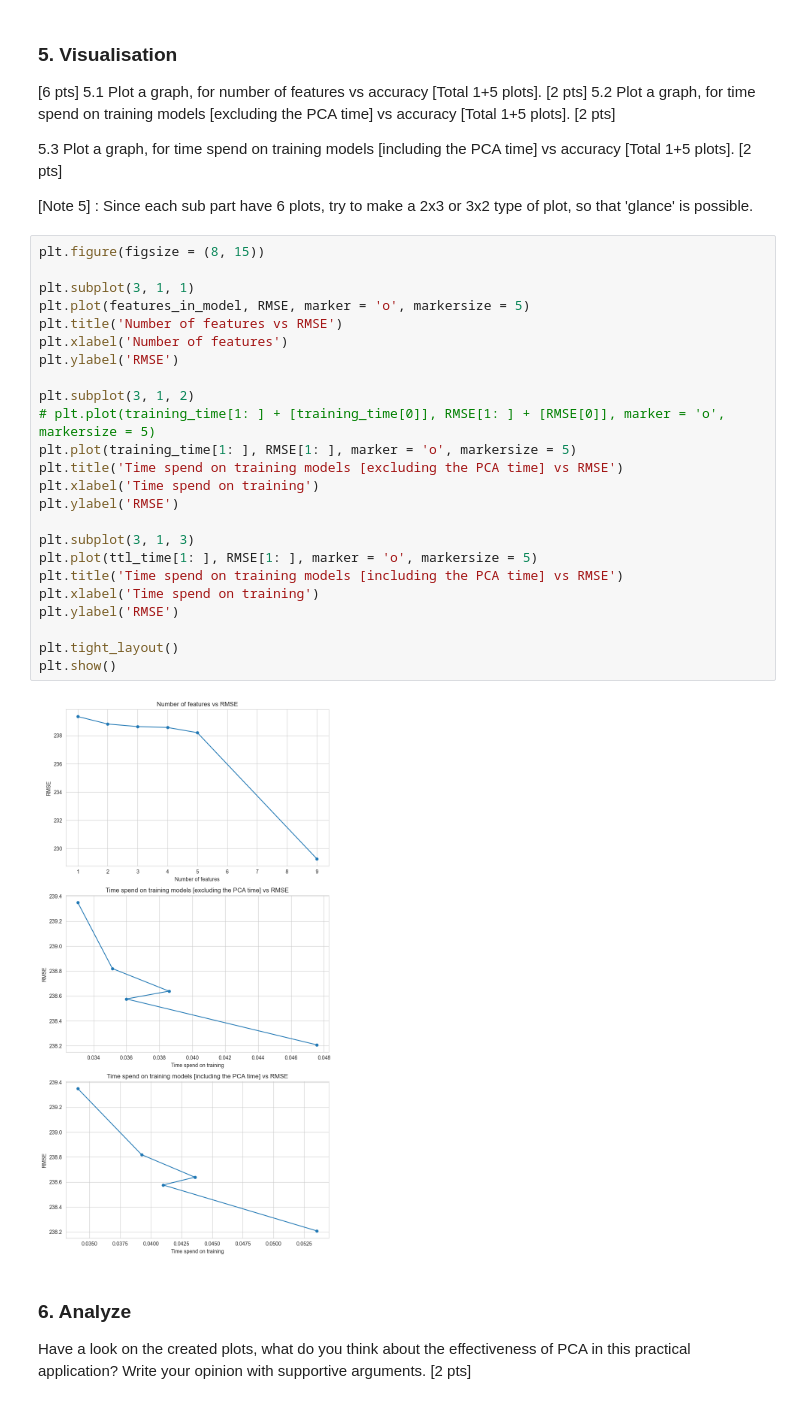
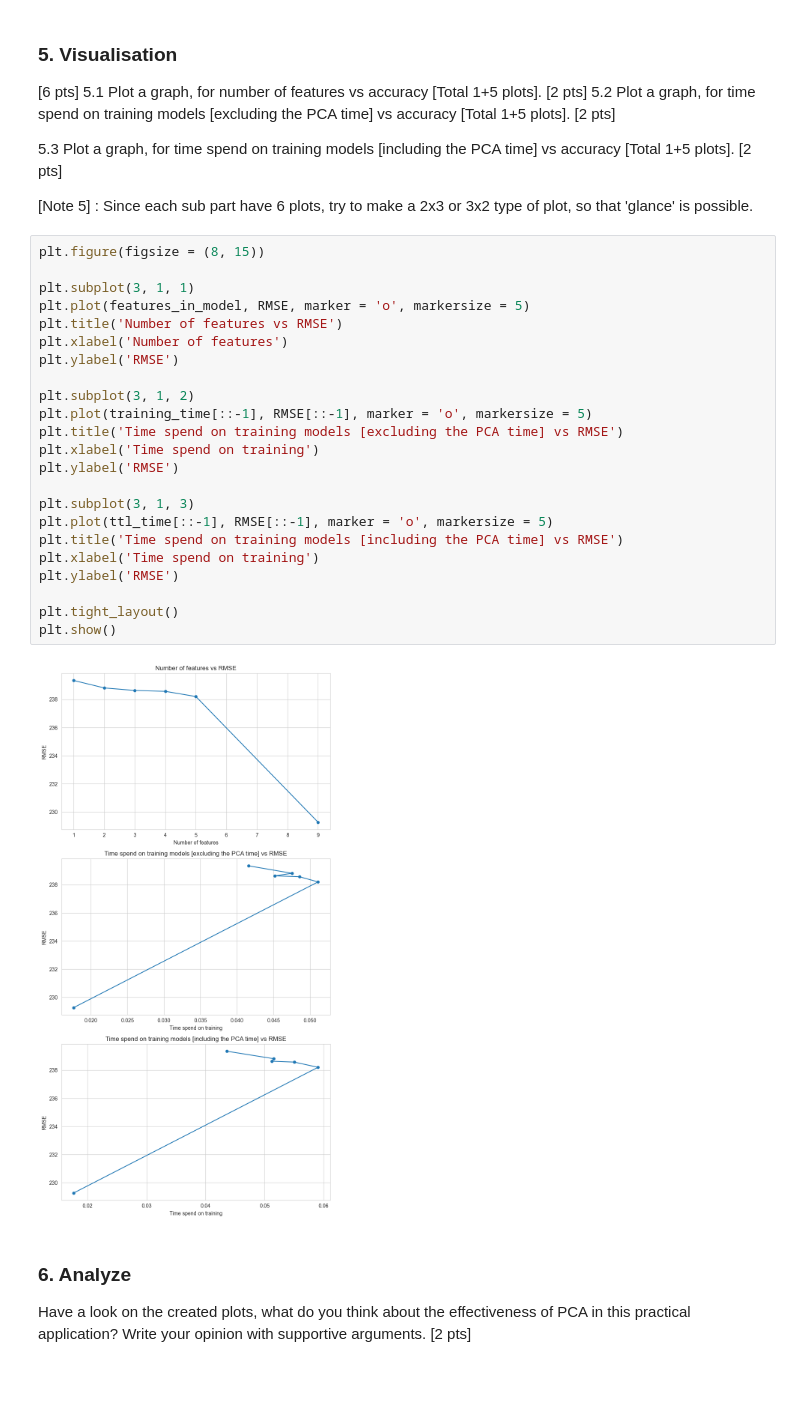
Before and after one commit to PdAlbedo/CS6140_Machine_Learning, a Jupyter notebook: A4/CS6140_A4_Q2_PCA-1.ipynb, the cells around one changed output. Saved outputs shown, nothing was run; the diff lists cells and outputs as text; blank space fills up the shorter version.

```diff
--- a/A4/CS6140_A4_Q2_PCA-1.ipynb
+++ b/A4/CS6140_A4_Q2_PCA-1.ipynb
@@ -364,29 +364,28 @@ RMSE: 239.3493
 # %%
 plt.figure(figsize = (8, 15))
 
 plt.subplot(3, 1, 1)
 plt.plot(features_in_model, RMSE, marker = 'o', markersize = 5)
 plt.title('Number of features vs RMSE')
 plt.xlabel('Number of features')
 plt.ylabel('RMSE')
 
 plt.subplot(3, 1, 2)
-# plt.plot(training_time[1: ] + [training_time[0]], RMSE[1: ] + [RMSE[0]], marker = 'o', markersize = 5)
-plt.plot(training_time[1: ], RMSE[1: ], marker = 'o', markersize = 5)
+plt.plot(training_time[::-1], RMSE[::-1], marker = 'o', markersize = 5)
 plt.title('Time spend on training models [excluding the PCA time] vs RMSE')
 plt.xlabel('Time spend on training')
 plt.ylabel('RMSE')
 
 plt.subplot(3, 1, 3)
-plt.plot(ttl_time[1: ], RMSE[1: ], marker = 'o', markersize = 5)
+plt.plot(ttl_time[::-1], RMSE[::-1], marker = 'o', markersize = 5)
 plt.title('Time spend on training models [including the PCA time] vs RMSE')
 plt.xlabel('Time spend on training')
 plt.ylabel('RMSE')
 
 plt.tight_layout()
 plt.show()
 # %% [output]
-[figure, old version]
+[figure, new version]
 # %% [markdown]
 ### 6. Analyze
 Have a look on the created plots, what do you think about the effectiveness of PCA in this practical application? Write your opinion with supportive arguments. [2 pts]
```
Also changed, not shown: parts of 2 cells of this notebook, 2 other files.
